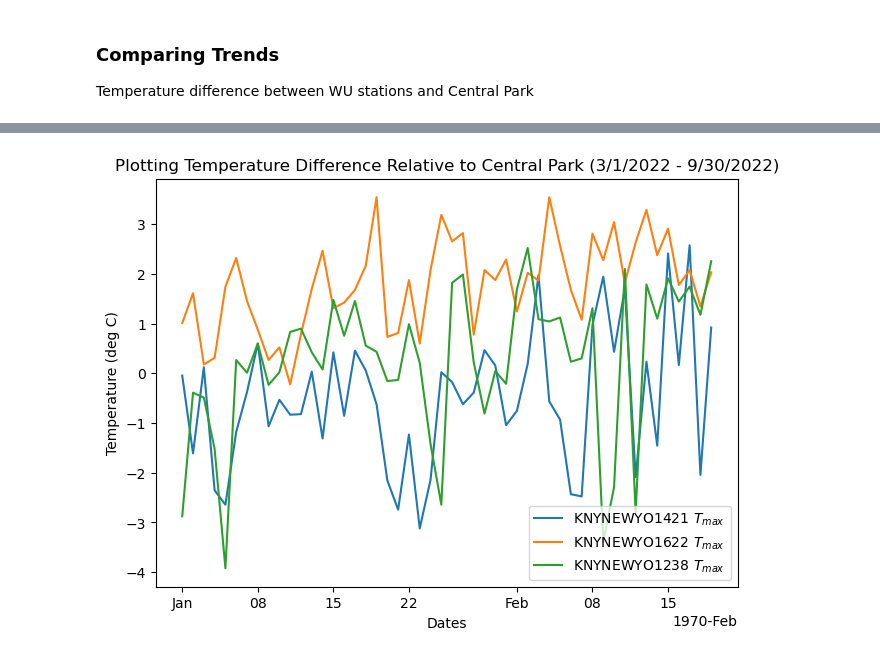
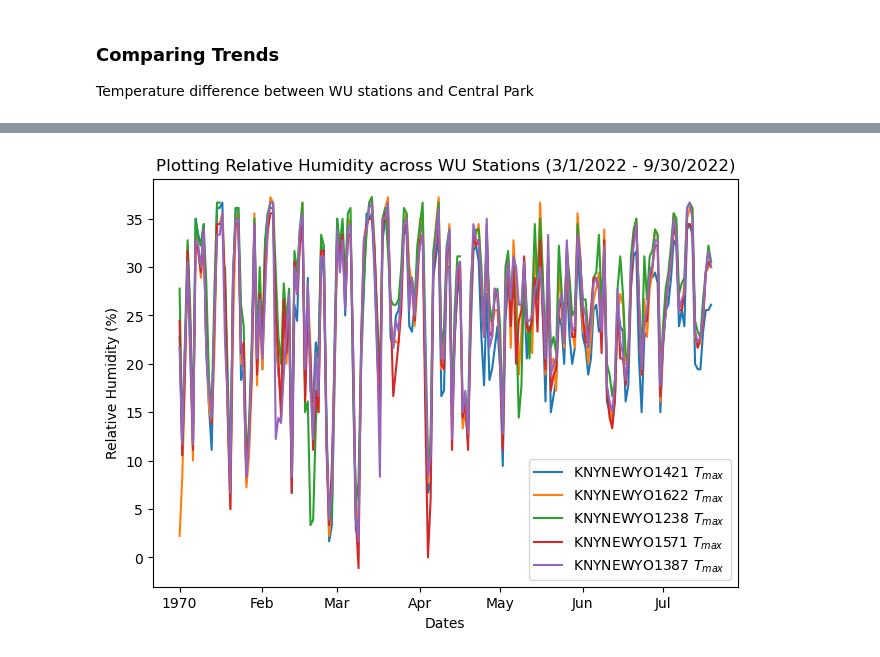
Before and after one commit to soph-loaf/aht_project, a Jupyter notebook: Temperature_Modeling_SAL.ipynb, the cells around one changed output, grey strips where cells are left out. Saved outputs shown, nothing was run; the diff lists cells and outputs as text; code cells hidden in the pictures.

Commit message:
4/27 added wind and humidity plots!

```diff
--- a/Temperature_Modeling_SAL.ipynb
+++ b/Temperature_Modeling_SAL.ipynb
@@ -81,0 +112,9 @@ for i in range(len(weather_data_list)):
+# %%
+central_park = pd.read_csv('Central Park Weather Data March to Sept 2022.csv')
+
+central_park = central_park.replace(to_replace='--', value=np.nan)
+central_park = central_park.dropna(thresh=3)
+central_park = central_park.drop(
+    ['STATION', 'NAME', 'PGTM', 'PGTM_ATTRIBUTES', 'TAVG',
+     'TAVG_ATTRIBUTES', 'WT08', 'WT08_ATTRIBUTES', 'WT04', 'WT04_ATTRIBUTES',  'WT01', 'WT01_ATTRIBUTES', 'WT02', 'WT02_ATTRIBUTES', 'WT03', 'WT03_ATTRIBUTES', 'TMIN_ATTRIBUTES', 'TMAX_ATTRIBUTES'], axis=1)
+central_park.head()
@@ -167,9 +218,9 @@ Temperature difference between WU stations and Central Park
 # %%
 #calculating min and max temp per day from WU data
 
-weather_data_list[0]['Temperature']
-weather_data_list[0]['Date']
-weather_data_list[0].dtypes
+# weather_data_list[0]['Temperature']
+# weather_data_list[0]['Date']
+# weather_data_list[0].dtypes
 
 #reference: https://github.com/arvindnswamy/IntroToPythonForMEstudents/blob/main/IntroductionToPython_PandasNumpyScipyMatplotlib.ipynb
 
@@ -179,9 +230,10 @@ for i in range(len(weather_data_list)):
     wd_dailytemp_max = weather_data_list[i].groupby(by=['Date']).max(['Temperature'])
     wd_dailytemp_max[:] = (wd_dailytemp_max[:] - 32.0 )*(5.0/9.0)
     wd_dailytemp_max = wd_dailytemp_max.assign(DATE=wd_dailytemp_max.axes[0])
-    wd_dailytemp_max = wd_dailytemp_max.rename(columns={'Temperature': 'T_max'+wu_list[i]})
+    wd_dailytemp_max = wd_dailytemp_max.rename(columns={'Temperature': 'T_max'+wu_list[i], 'Humidity':'Rel_Humidity'+wu_list[i], 'Speed':'U_inf'+wu_list[i]})
 
     wd_maxdailytemp_list.append(wd_dailytemp_max)
 
-print(wd_maxdailytemp_list[0])
+print(wd_maxdailytemp_list[3].info())
+print(wd_maxdailytemp_list[6].info())
 # %% [output]
@@ -276,24 +370,28 @@ plt.show()
 # %%
-# close up plot (looking only at summer - I think.. need to figure out dates formatting)
+# df_combo.plot.scatter(x='DATE', y='T_dif'+wu_list[0])
 
 #plotting central park weather data
 fig = plt.figure(constrained_layout=True)
 ax = plt.gca()
 locator = mdates.AutoDateLocator()
 formatter = mdates.ConciseDateFormatter(locator)
 ax.xaxis.set_major_locator(locator)
 ax.xaxis.set_major_formatter(formatter)
 # ax.plot(df_combo['DATE'], df_combo['T_dif'+wu_list[0]], markersize=2.5, label=r'KNYNEWYO'+wu_list[0]+' $T_{max}$')  ##close to Central Park (uptown - Harlem))
-for i in range(len(wu_list)-5):
-    ax.plot(df_combo['DATE'][50:100], df_combo['T_dif'+wu_list[i]][50:100], markersize=2.5, label=r'KNYNEWYO'+wu_list[i]+' $T_{max}$')  ##close to Central Park (uptown - Harlem))
+# for i in range(len(wu_list)-1):
+#     ax.plot(df_combo['DATE'], df_combo['T_dif'+wu_list[i]], markersize=2.5, label=r'KNYNEWYO'+wu_list[i]+' $T_{max}$')  ##close to Central Park (uptown - Harlem))
+ax.plot(df_combo['DATE'], df_combo['Rel_Humidity'+wu_list[0]], markersize=2.5, label=r'KNYNEWYO'+wu_list[0]+' $T_{max}$')  ##close to Central Park (uptown - Harlem))
+ax.plot(df_combo['DATE'], df_combo['Rel_Humidity'+wu_list[1]], markersize=2.5, label=r'KNYNEWYO'+wu_list[1]+' $T_{max}$')  ##close to Central Park (uptown - Harlem))
+ax.plot(df_combo['DATE'], df_combo['Rel_Humidity'+wu_list[2]], markersize=2.5, label=r'KNYNEWYO'+wu_list[2]+' $T_{max}$')  ##close to Central Park (uptown - Harlem))
+ax.plot(df_combo['DATE'], df_combo['Rel_Humidity'+wu_list[4]], markersize=2.5, label=r'KNYNEWYO'+wu_list[4]+' $T_{max}$')  ##close to Central Park (uptown - Harlem))
+ax.plot(df_combo['DATE'], df_combo['Rel_Humidity'+wu_list[5]], markersize=2.5,
+        label=r'KNYNEWYO'+wu_list[5]+' $T_{max}$')  # close to Central Park (uptown - Harlem))
 
 ax.set_xlabel("Dates")
-ax.set_ylabel("Temperature (deg C)")
+ax.set_ylabel("Relative Humidity (%)")
 # ax.set_ylim([20.0, 105.0])
-ax.set_title('Plotting Temperature Difference Relative to Central Park (3/1/2022 - 9/30/2022)')
+ax.set_title('Plotting Relative Humidity across WU Stations (3/1/2022 - 9/30/2022)')
 plt.legend(loc='lower right')
 plt.show()
-
-#need to figure out what's up with the date formatting axis.. why does it say January
 # %% [output]
-[figure, old version]
+[figure, new version]
```
Also changed, not shown: parts of 12 cells of this notebook.
